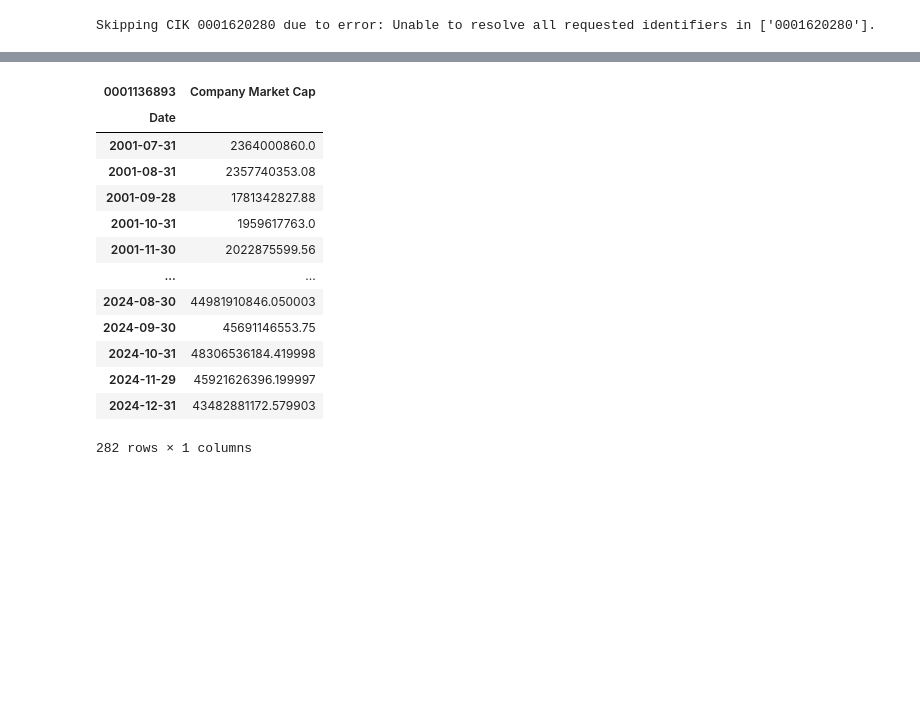
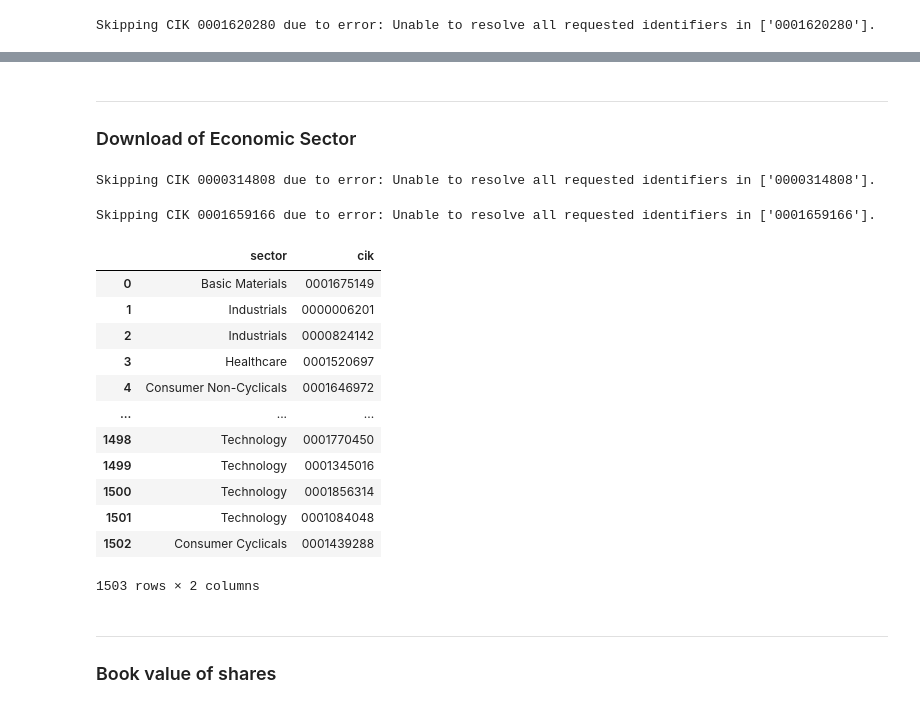
Before and after one commit to benherz/Masterarbeit, a Jupyter notebook: code/prices_and_ratings_download.ipynb, the cells around one changed output, grey strips where cells are left out. Saved outputs shown, nothing was run; the diff lists cells and outputs as text; code cells hidden in the pictures; blank space fills up the shorter version.

```diff
--- a/code/prices_and_ratings_download.ipynb
+++ b/code/prices_and_ratings_download.ipynb
@@ -461,17 +437,59 @@ data = ld.get_history(
-# %%
-data
-# %% [output]
-| 0001136893 | Company Market Cap |
-| Date |  |
-| 2001-07-31 | 2364000860.0 |
-| 2001-08-31 | 2357740353.08 |
-| 2001-09-28 | 1781342827.88 |
-| 2001-10-31 | 1959617763.0 |
-| 2001-11-30 | 2022875599.56 |
-| ... | ... |
-| 2024-08-30 | 44981910846.050003 |
-| 2024-09-30 | 45691146553.75 |
-| 2024-10-31 | 48306536184.419998 |
-| 2024-11-29 | 45921626396.199997 |
-| 2024-12-31 | 43482881172.579903 |
-282 rows × 1 columns
+# %% [markdown]
+---
+
+### Download of Economic Sector
+# %%
+sectors = []
+skipped_ciks = []
+progress_bar = tqdm(total=len(ciks), desc="Downloading sectors")
+for i, cik in enumerate(ciks):
+    progress_bar.set_description(
+        f"Processing CIK {i+1}/{len(ciks)}: {cik} | Time: {pd.Timestamp.now().strftime('%H:%M:%S')}"
+    )
+    try:
+        data = ld.get_data(
+            universe=cik,
+            fields=["TR.TRBCEconomicSector"]
+        )
+        data["cik"] = cik
+        data = data.reset_index()
+        data = data.rename(columns={"TRBC Economic Sector Name": "sector"})
+        sectors.append(data)
+        progress_bar.update(1)
+    except Exception as e:
+        print(f"Skipping CIK {cik} due to error: {e}")
+        skipped_ciks.append(cik)
+        progress_bar.update(1)
+        continue
+
+# Combine all ratings into a single DataFrame
+sectors_concat = pd.concat(sectors, ignore_index=True)
+
+# Drop index and Instrument column
+sectors_concat = sectors_concat.drop(columns=["index", "Instrument"])
+
+# Save to CSV
+sectors_concat.to_csv("../data/sp1500_market_sectors.csv", index=False)
+# %% [output]
+Skipping CIK 0000314808 due to error: Unable to resolve all requested identifiers in ['0000314808'].
+Skipping CIK 0001659166 due to error: Unable to resolve all requested identifiers in ['0001659166'].
+# %%
+sectors_concat
+# %% [output]
+|  | sector | cik |
+| 0 | Basic Materials | 0001675149 |
+| 1 | Industrials | 0000006201 |
+| 2 | Industrials | 0000824142 |
+| 3 | Healthcare | 0001520697 |
+| 4 | Consumer Non-Cyclicals | 0001646972 |
+| ... | ... | ... |
+| 1498 | Technology | 0001770450 |
+| 1499 | Technology | 0001345016 |
+| 1500 | Technology | 0001856314 |
+| 1501 | Technology | 0001084048 |
+| 1502 | Consumer Cyclicals | 0001439288 |
+1503 rows × 2 columns
+# %% [markdown]
+---
+
+### Book value of shares
```
Also changed, not shown: parts of 6 cells of this notebook, 5 other files.
